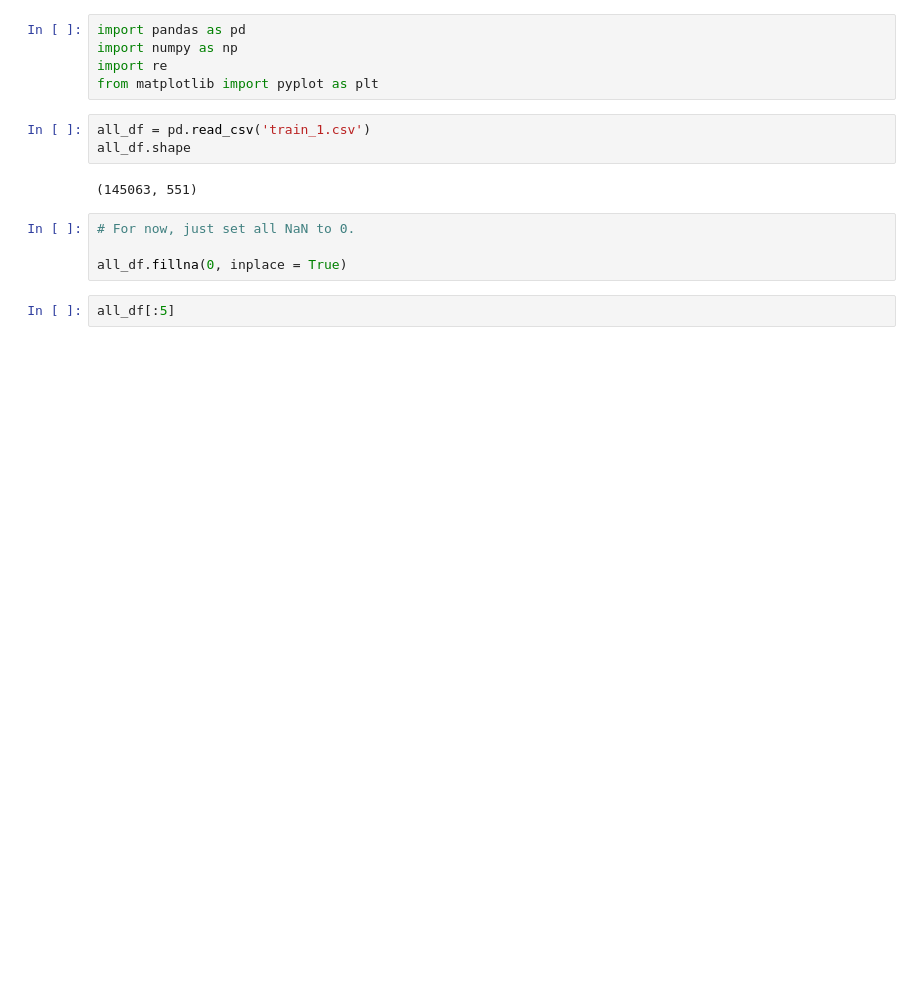
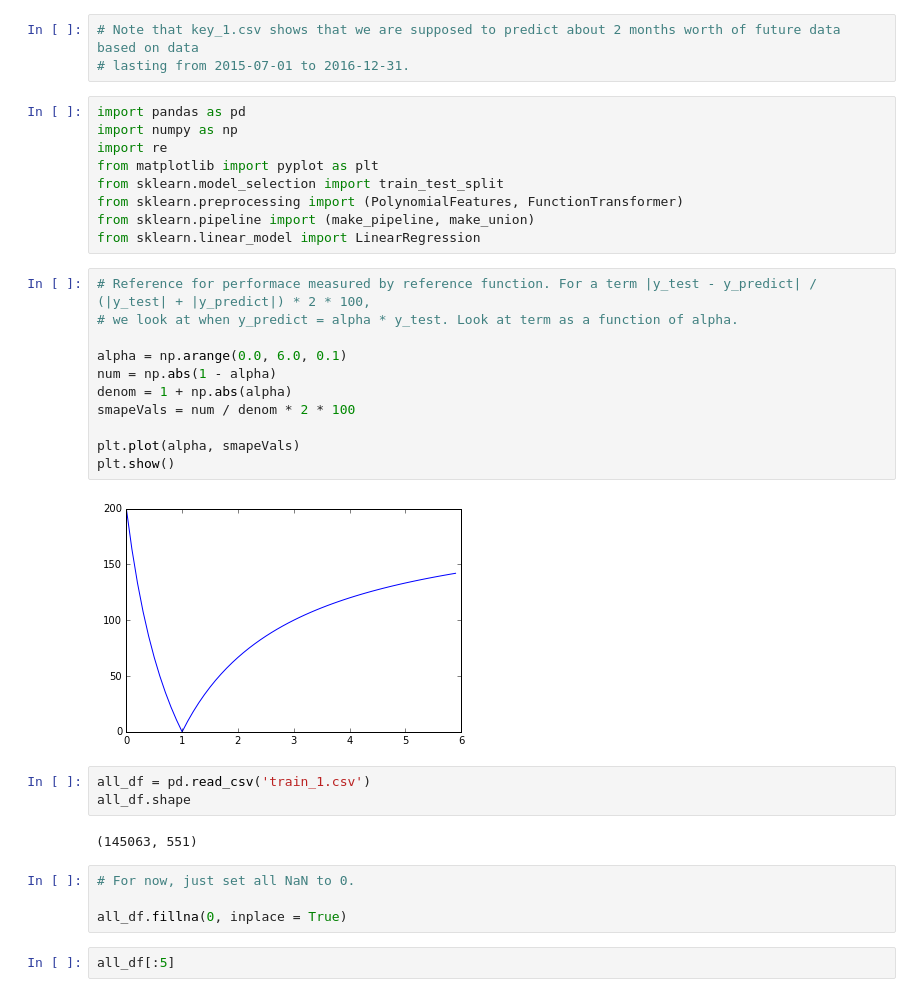
Before and after one commit to MatthewMcGonagle/KaggleWikiTraffic, a Jupyter notebook: Exploratory.ipynb, the cells around one changed output. Drawn from its saved outputs; the diff is of its cells as text; blank space fills up the shorter version.

```diff
--- a/Exploratory.ipynb
+++ b/Exploratory.ipynb
@@ -1,8 +1,28 @@
+# %%
+# Note that key_1.csv shows that we are supposed to predict about 2 months worth of future data based on data
+# lasting from 2015-07-01 to 2016-12-31.
 # %%
 import pandas as pd
 import numpy as np
 import re
 from matplotlib import pyplot as plt
+from sklearn.model_selection import train_test_split
+from sklearn.preprocessing import (PolynomialFeatures, FunctionTransformer)
+from sklearn.pipeline import (make_pipeline, make_union)
+from sklearn.linear_model import LinearRegression
+# %%
+# Reference for performace measured by reference function. For a term |y_test - y_predict| / (|y_test| + |y_predict|) * 2 * 100,
+# we look at when y_predict = alpha * y_test. Look at term as a function of alpha.
+
+alpha = np.arange(0.0, 6.0, 0.1)
+num = np.abs(1 - alpha)
+denom = 1 + np.abs(alpha)
+smapeVals = num / denom * 2 * 100
+
+plt.plot(alpha, smapeVals)
+plt.show()
+# %% [output]
+[figure, added]
 # %%
 all_df = pd.read_csv('train_1.csv')
 all_df.shape
```
Also changed, not shown: parts of 14 cells of this notebook.
